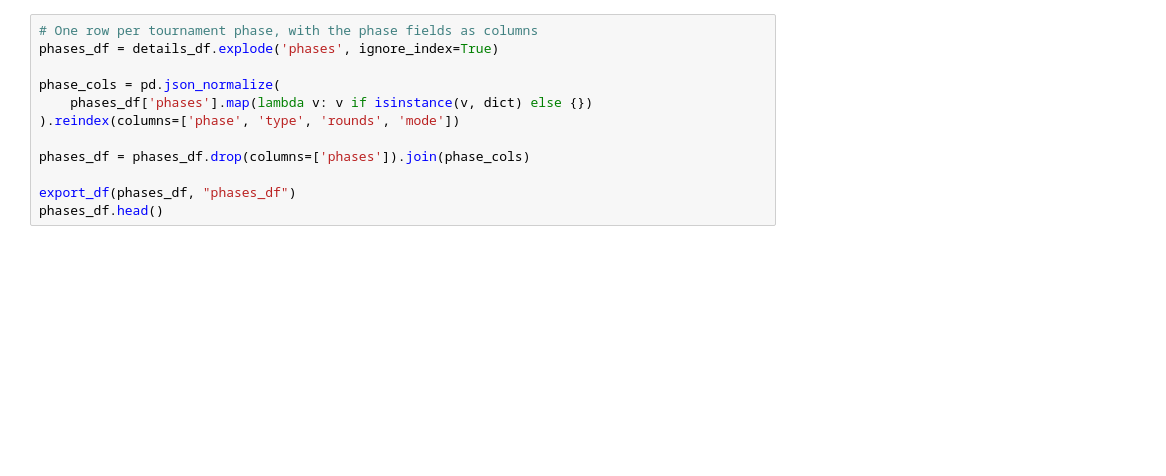
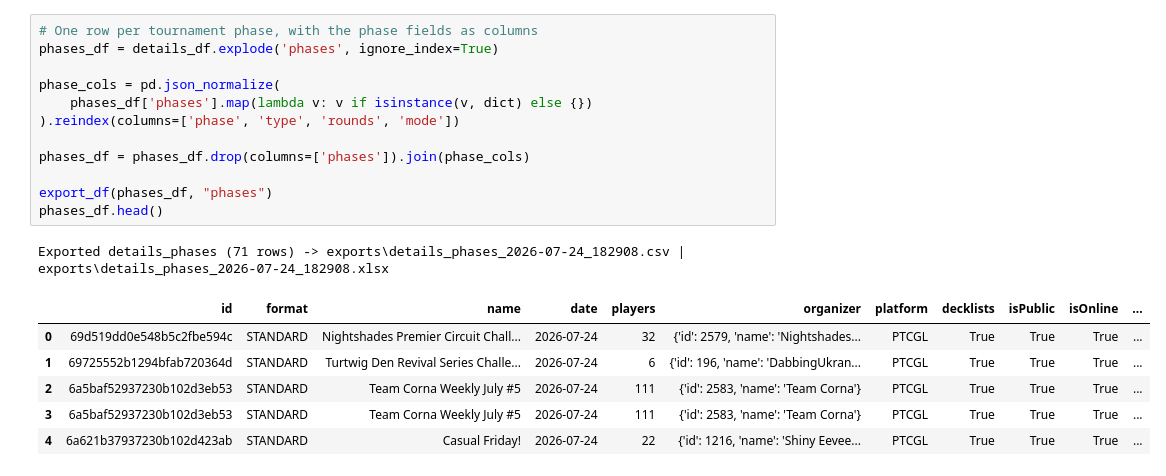
Before and after one commit to RenatoBaeza/limitless_tcg_datascience, a Jupyter notebook: explore.ipynb, the cells around one changed output. Cells and saved outputs as stored; diff of their text form; blank space fills up the shorter version.

```diff
--- a/explore.ipynb
+++ b/explore.ipynb
@@ -120,15 +151,23 @@ details_df.head()
 # %%
 # One row per tournament phase, with the phase fields as columns
 phases_df = details_df.explode('phases', ignore_index=True)
 
 phase_cols = pd.json_normalize(
     phases_df['phases'].map(lambda v: v if isinstance(v, dict) else {})
 ).reindex(columns=['phase', 'type', 'rounds', 'mode'])
 
 phases_df = phases_df.drop(columns=['phases']).join(phase_cols)
 
-export_df(phases_df, "phases_df")
+export_df(phases_df, "phases")
 phases_df.head()
+# %% [output]
+Exported details_phases (71 rows) -> exports\details_phases_2026-07-24_182908.csv | exports\details_phases_2026-07-24_182908.xlsx
+|  | id | format | name | date | players | organizer | platform | decklists | isPublic | isOnline | ... |
+| 0 | 69d519dd0e548b5c2fbe594c | STANDARD | Nightshades Premier Circuit Chall... | 2026-07-24 | 32 | {'id': 2579, 'name': 'Nightshades... | PTCGL | True | True | True | ... |
+| 1 | 69725552b1294bfab720364d | STANDARD | Turtwig Den Revival Series Challe... | 2026-07-24 | 6 | {'id': 196, 'name': 'DabbingUkran... | PTCGL | True | True | True | ... |
+| 2 | 6a5baf52937230b102d3eb53 | STANDARD | Team Corna Weekly July #5 | 2026-07-24 | 111 | {'id': 2583, 'name': 'Team Corna'} | PTCGL | True | True | True | ... |
+| 3 | 6a5baf52937230b102d3eb53 | STANDARD | Team Corna Weekly July #5 | 2026-07-24 | 111 | {'id': 2583, 'name': 'Team Corna'} | PTCGL | True | True | True | ... |
+| 4 | 6a621b37937230b102d423ab | STANDARD | Casual Friday! | 2026-07-24 | 22 | {'id': 1216, 'name': 'Shiny Eevee... | PTCGL | True | True | True | ... |
 # %%
 pairings = []
 pairings_rate_limited = False
```
Also changed, not shown: parts of 7 cells of this notebook.
